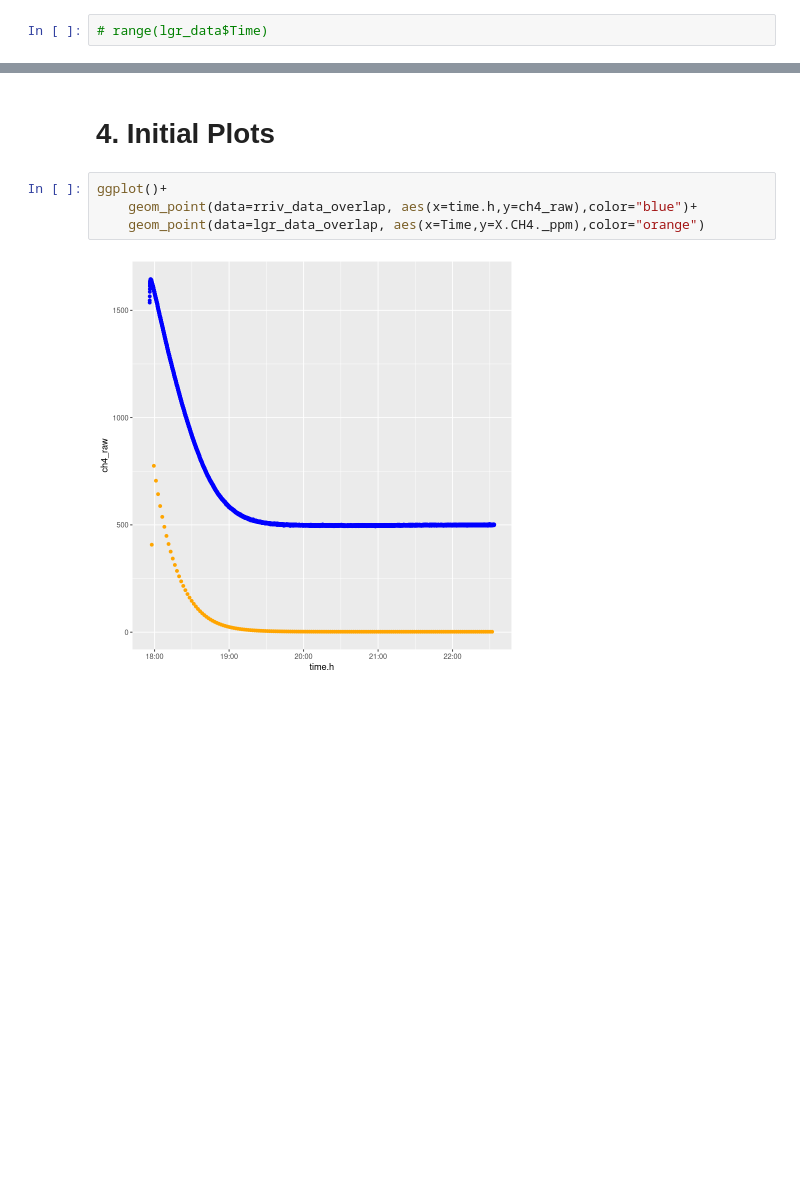
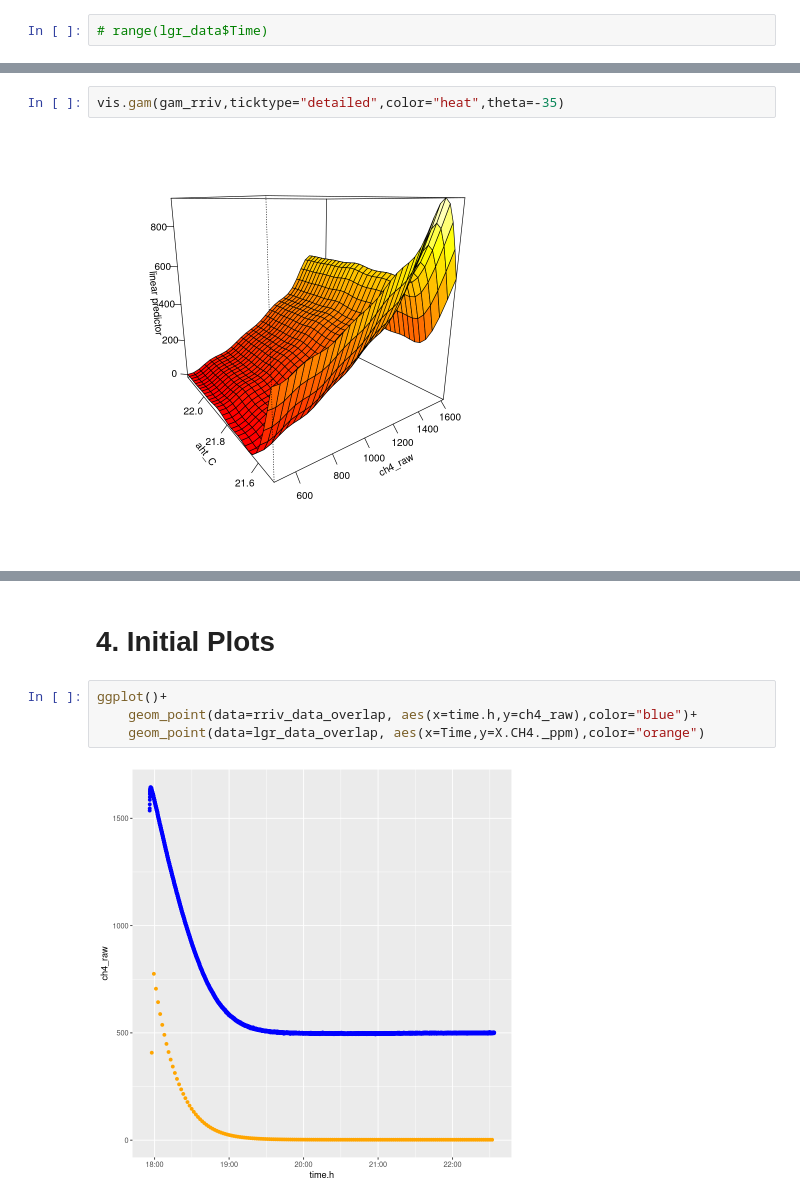
Before and after one commit to rrivirr/SensorDataProcessing, a Jupyter notebook: rriv_methane/Ian_methane.ipynb, the cells around one changed output, grey strips where cells are left out. Drawn from its saved outputs; the diff is of its cells as text; blank space fills up the shorter version.

```diff
--- a/rriv_methane/Ian_methane.ipynb
+++ b/rriv_methane/Ian_methane.ipynb
@@ -124,0 +321,4 @@ names(lgr_data)
+# %%
+vis.gam(gam_rriv,ticktype="detailed",color="heat",theta=-35)
+# %% [output]
+[figure, added]
```
Also changed, not shown: parts of 43 cells of this notebook, 3 other files.
